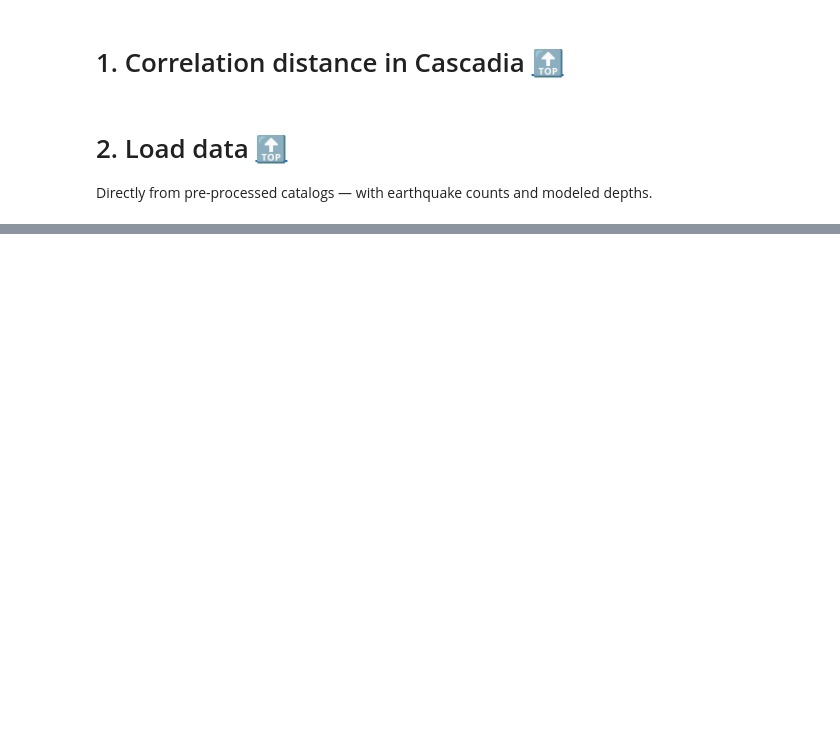
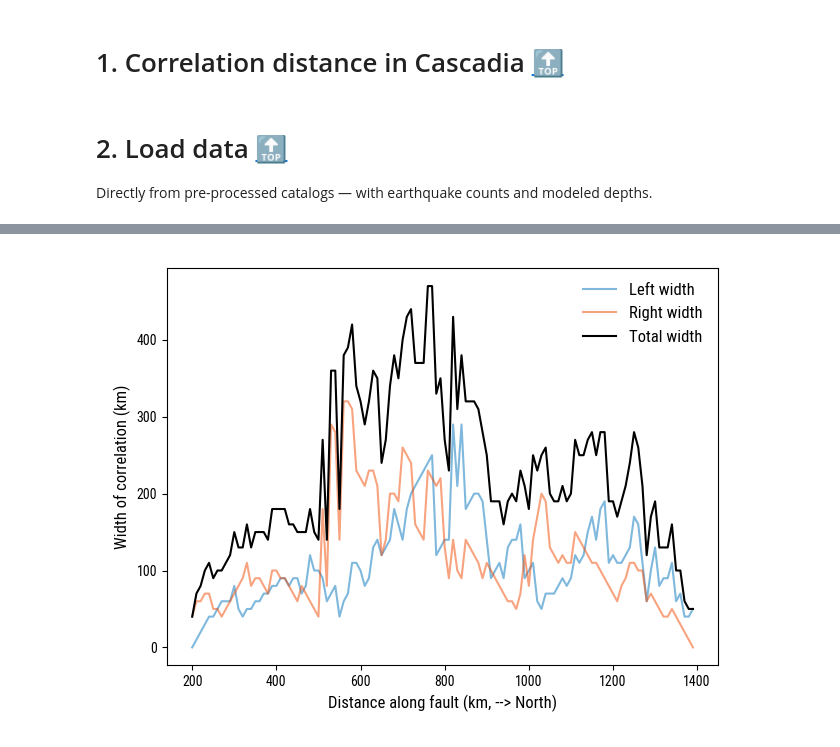
Before and after one commit to gfarge/tremor_v_eq, a Jupyter notebook: cascadia_synch.ipynb, the cells around one changed output, grey strips where cells are left out. Saved outputs shown, nothing was run; the diff lists cells and outputs as text; code cells hidden in the pictures; blank space fills up the shorter version.

```diff
--- a/cascadia_synch.ipynb
+++ b/cascadia_synch.ipynb
@@ -182,0 +196,40 @@ plt.show()
+# %%
+# Instead of fitting, just look how far you are above a threshold
+threshold_cc = .07
+left_width = []
+right_width = []
+
+for ii in range(len(x_bin_edges)-1):
+    # Look right
+    jj = ii
+    while (jj < len(x_bin_edges)-1) and (cc_matrix[ii, jj] > threshold_cc):
+        jj += 1
+    right_width.append(x_bin_edges[jj-1] - x_bin_edges[ii])
+
+    # Look left
+    jj = ii
+    while (jj >= 0) and (cc_matrix[ii, jj] > threshold_cc):
+        jj -= 1
+    left_width.append(x_bin_edges[ii] - x_bin_edges[jj+1])
+
+left_width = np.array(left_width).astype(float)
+right_width = np.array(right_width).astype(float)
+
+# Remove wrong points
+left_width[~np.any(counts, axis=1)] = np.nan
+right_width[~np.any(counts, axis=1)] = np.nan
+
+corr_length = np.array(left_width) + np.array(right_width)
+
+# Show results
+fig, ax = plt.subplots()
+ax.set_xlabel('Distance along fault (km, --> North)')
+ax.set_ylabel('Width of correlation (km)')
+ax.plot(x_bin_edges[:-1], left_width, '-', label='Left width', alpha=0.5)
+ax.plot(x_bin_edges[:-1], right_width, '-', label='Right width', alpha=0.5)
+ax.plot(x_bin_edges[:-1], corr_length, 'k-', label='Total width', ms=8)
+ax.legend()
+plt.tight_layout()
+plt.show()
+# %% [output]
+[figure, added]
```
Also changed, not shown: parts of 25 cells of this notebook, 21 other files.
